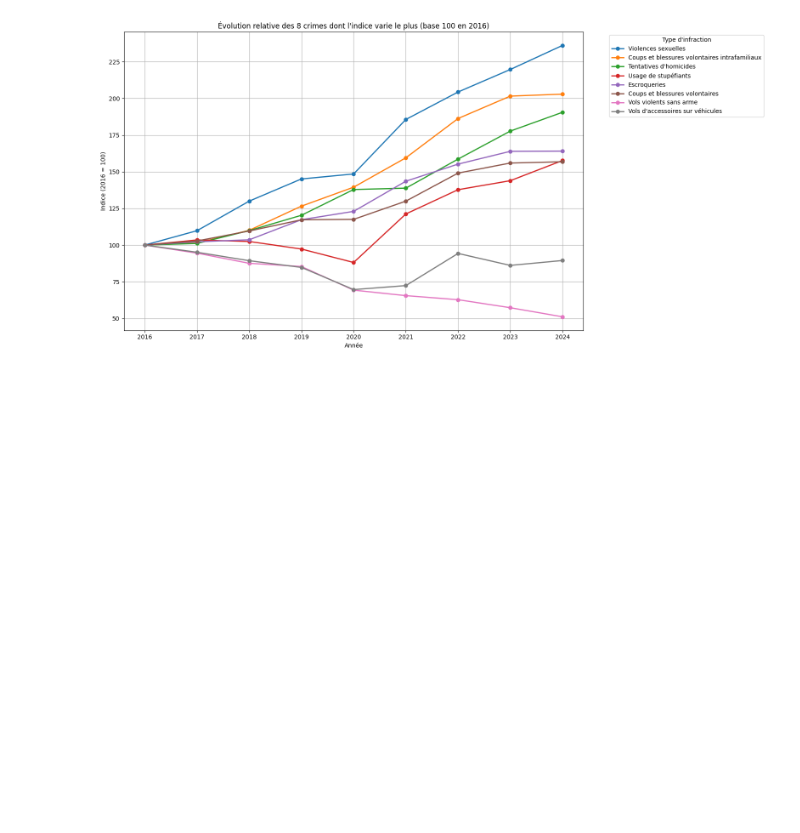
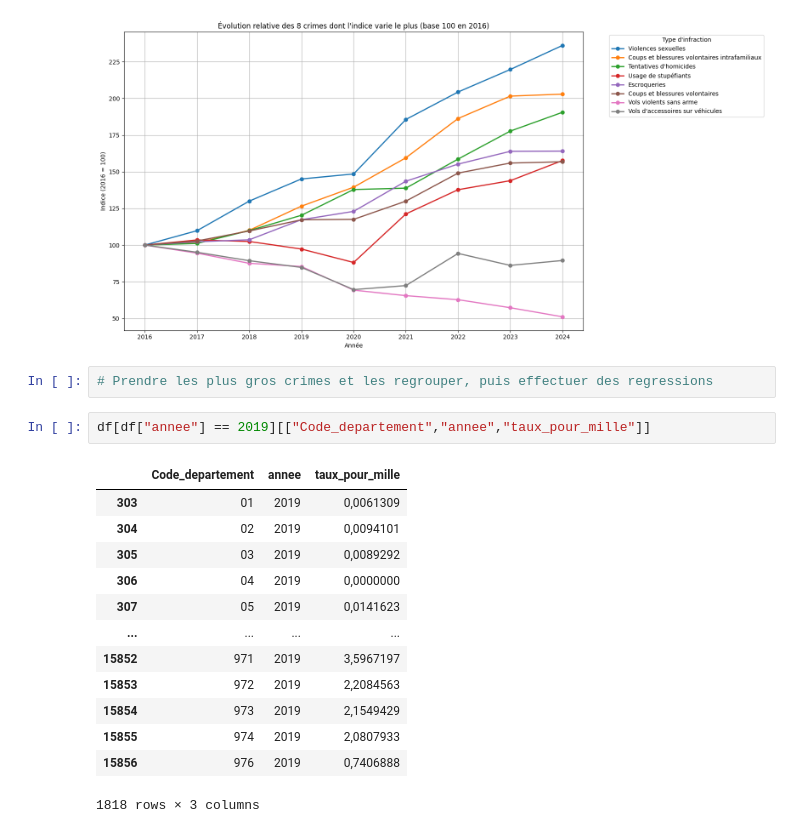
Before and after one commit to zuulaika/Projet-python, a Jupyter notebook: criminalite.ipynb, the cells around one changed output. Cells and saved outputs as stored; diff of their text form; blank space fills up the shorter version.

```diff
--- a/criminalite.ipynb
+++ b/criminalite.ipynb
@@ -200,3 +211,21 @@ plt.show()
 Crimes les plus volatils : ['Violences sexuelles', 'Coups et blessures volontaires intrafamiliaux', "Tentatives d'homicides", 'Usage de stupéfiants', 'Escroqueries', 'Coups et blessures volontaires',  ...
 <Figure size 1600x800 with 0 Axes>
 [figure]
+# %%
+# Prendre les plus gros crimes et les regrouper, puis effectuer des regressions
+# %%
+df[df["annee"] == 2019][["Code_departement","annee","taux_pour_mille"]]
+# %% [output]
+|  | Code_departement | annee | taux_pour_mille |
+| 303 | 01 | 2019 | 0,0061309 |
+| 304 | 02 | 2019 | 0,0094101 |
+| 305 | 03 | 2019 | 0,0089292 |
+| 306 | 04 | 2019 | 0,0000000 |
+| 307 | 05 | 2019 | 0,0141623 |
+| ... | ... | ... | ... |
+| 15852 | 971 | 2019 | 3,5967197 |
+| 15853 | 972 | 2019 | 2,2084563 |
+| 15854 | 973 | 2019 | 2,1549429 |
+| 15855 | 974 | 2019 | 2,0807933 |
+| 15856 | 976 | 2019 | 0,7406888 |
+1818 rows × 3 columns
```
Also changed, not shown: parts of 1 cell of this notebook.
